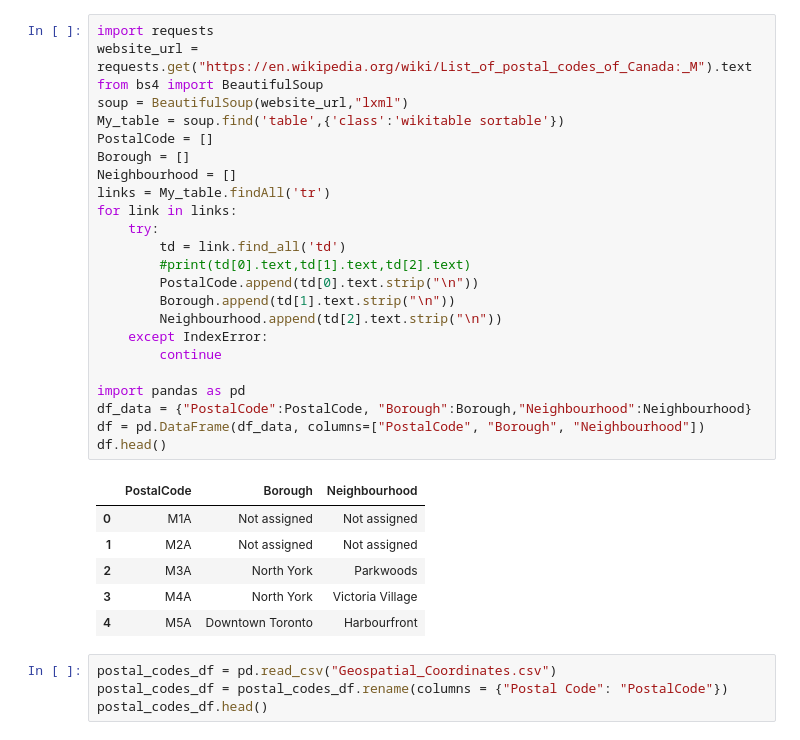
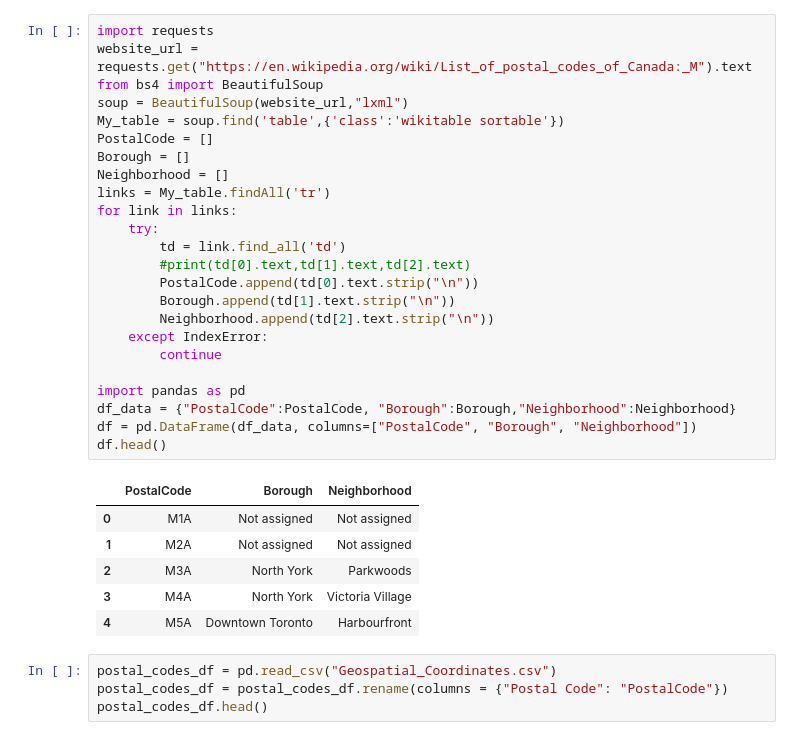
Before and after one commit to Mrigakhi/my_coursera_capstone_github, a Jupyter notebook: toronto_data.ipynb, the cells around one changed output. Saved outputs shown, nothing was run; the diff lists cells and outputs as text.

Commit message:
Modified toronto data

```diff
--- a/toronto_data.ipynb
+++ b/toronto_data.ipynb
@@ -1,29 +1,29 @@
 # %%
 import requests
 website_url = requests.get("https://en.wikipedia.org/wiki/List_of_postal_codes_of_Canada:_M").text
 from bs4 import BeautifulSoup
 soup = BeautifulSoup(website_url,"lxml")
 My_table = soup.find('table',{'class':'wikitable sortable'})
 PostalCode = []
 Borough = []
-Neighbourhood = []
+Neighborhood = []
 links = My_table.findAll('tr')
 for link in links:
     try:
         td = link.find_all('td')
         #print(td[0].text,td[1].text,td[2].text)
         PostalCode.append(td[0].text.strip("\n"))
         Borough.append(td[1].text.strip("\n"))
-        Neighbourhood.append(td[2].text.strip("\n"))
+        Neighborhood.append(td[2].text.strip("\n"))
     except IndexError:
         continue
 
 import pandas as pd
-df_data = {"PostalCode":PostalCode, "Borough":Borough,"Neighbourhood":Neighbourhood}
-df = pd.DataFrame(df_data, columns=["PostalCode", "Borough", "Neighbourhood"])
+df_data = {"PostalCode":PostalCode, "Borough":Borough,"Neighborhood":Neighborhood}
+df = pd.DataFrame(df_data, columns=["PostalCode", "Borough", "Neighborhood"])
 df.head()
 # %% [output]
-|  | PostalCode | Borough | Neighbourhood |
+|  | PostalCode | Borough | Neighborhood |
 | 0 | M1A | Not assigned | Not assigned |
 | 1 | M2A | Not assigned | Not assigned |
 | 2 | M3A | North York | Parkwoods |
```
Also changed, not shown: parts of 35 cells of this notebook.
